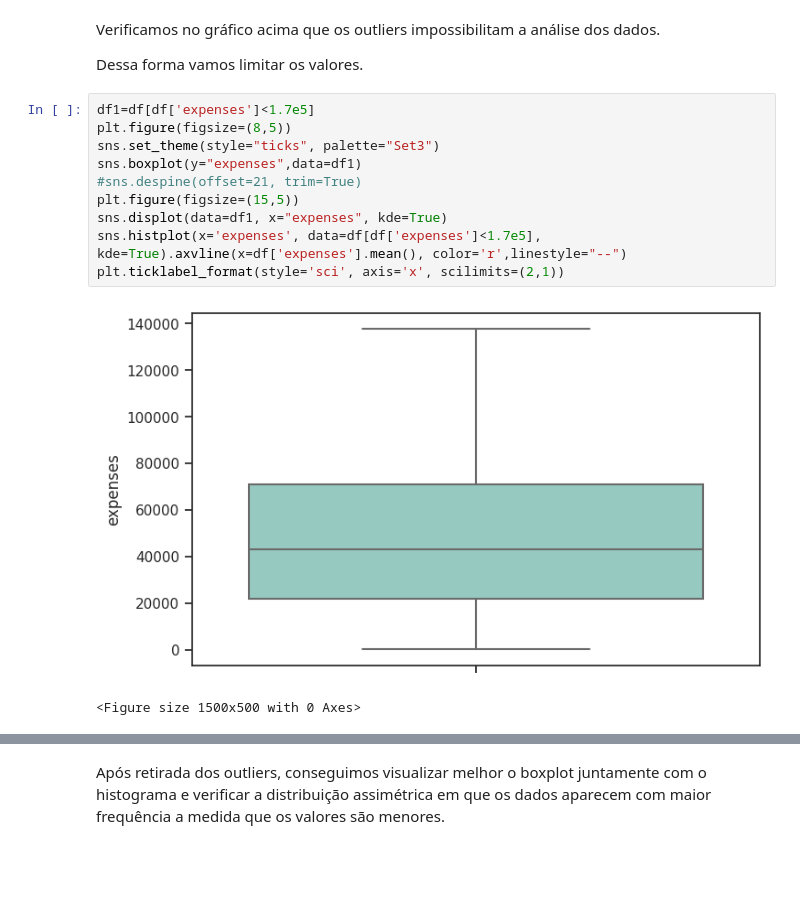
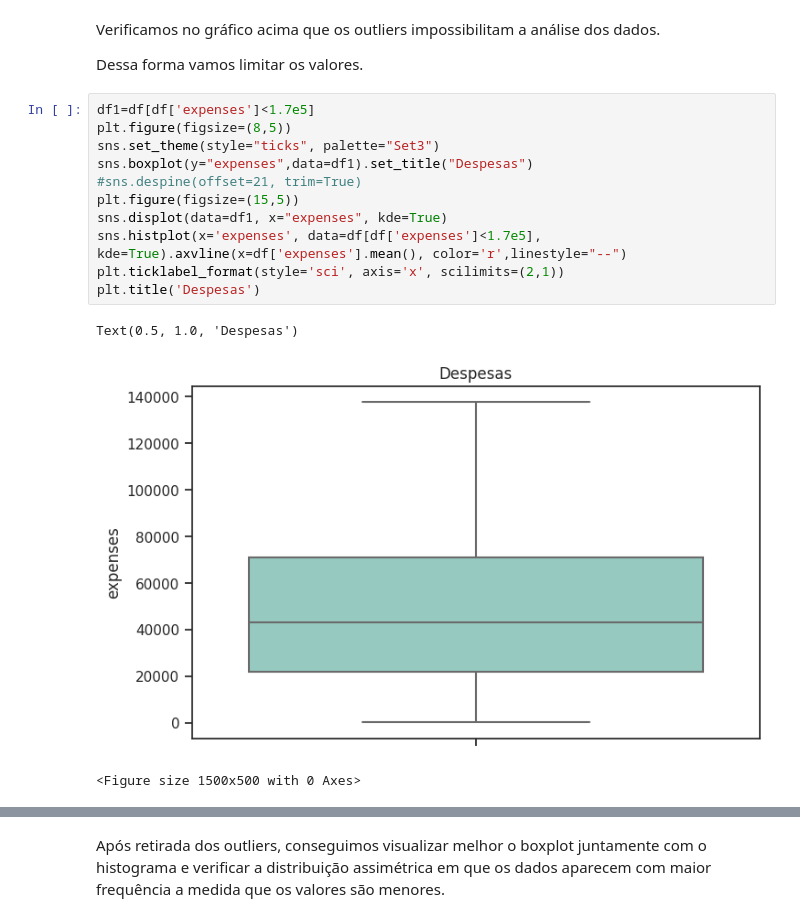
Before and after one commit to DeVSartor/ATP-Puc, a Jupyter notebook: ATP_analise_preparacao_dados_template_AS.ipynb, the cells around one changed output, grey strips where cells are left out. Saved outputs shown, nothing was run; the diff lists cells and outputs as text; blank space fills up the shorter version.

```diff
--- a/ATP_analise_preparacao_dados_template_AS.ipynb
+++ b/ATP_analise_preparacao_dados_template_AS.ipynb
@@ -371,13 +372,15 @@ Dessa forma vamos limitar os valores.
 # %%
 df1=df[df['expenses']<1.7e5]
 plt.figure(figsize=(8,5))
 sns.set_theme(style="ticks", palette="Set3")
-sns.boxplot(y="expenses",data=df1)
+sns.boxplot(y="expenses",data=df1).set_title("Despesas")
 #sns.despine(offset=21, trim=True)
 plt.figure(figsize=(15,5))
 sns.displot(data=df1, x="expenses", kde=True)
 sns.histplot(x='expenses', data=df[df['expenses']<1.7e5], kde=True).axvline(x=df['expenses'].mean(), color='r',linestyle="--")
 plt.ticklabel_format(style='sci', axis='x', scilimits=(2,1))
+plt.title('Despesas')
 # %% [output]
+Text(0.5, 1.0, 'Despesas')
-[figure, old version]
+[figure, new version]
-<Figure size 1500x500 with 0 Axes>
+<Figure size 1500x500 with 0 Axes>
```
Also changed, not shown: parts of 34 cells of this notebook.
